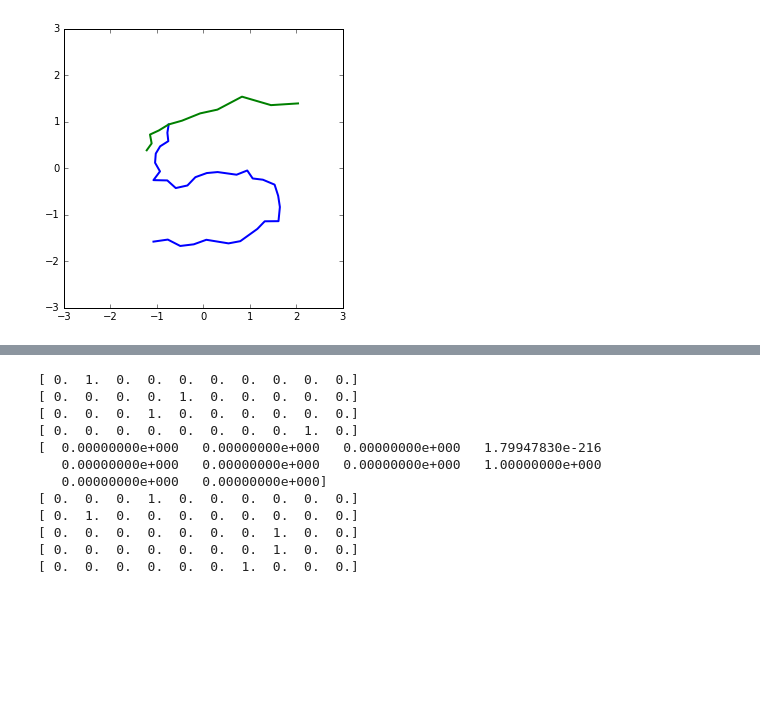
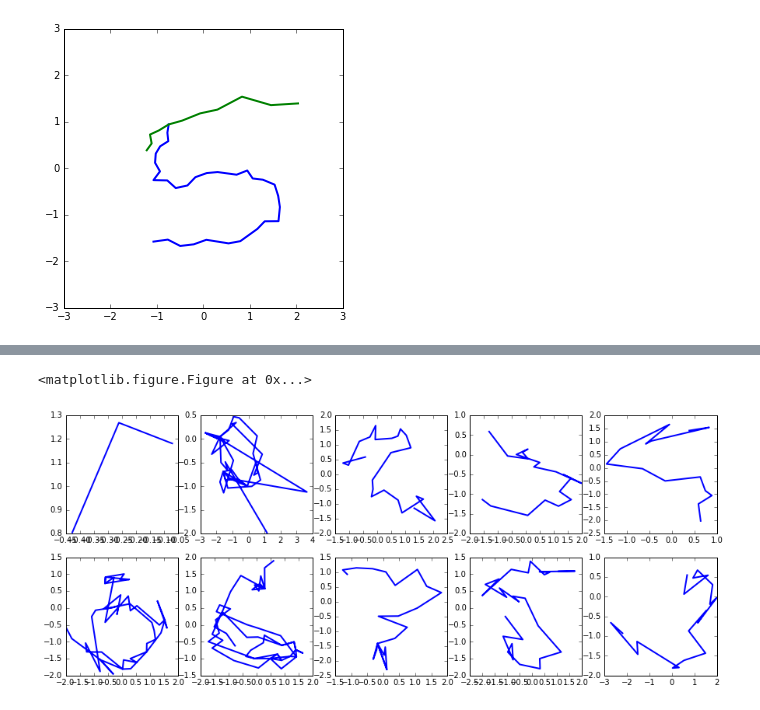
Before and after one commit to choucavalier/pendigits-hmm, a Jupyter notebook: Notebook.ipynb, the cells around one changed output, grey strips where cells are left out. Drawn from its saved outputs; the diff is of its cells as text; code cells hidden in the pictures; blank space fills up the shorter version.

```diff
--- a/Notebook.ipynb
+++ b/Notebook.ipynb
@@ -54,16 +54,6 @@ plotter.plot_digit(samplings[2][5], True)
-# %%
-for i in range(0, 10):
-    print(hidden_markov_models[i].hidden_markov_model.startprob_)
-# %% [output]
-[ 0.  1.  0.  0.  0.  0.  0.  0.  0.  0.]
-[ 0.  0.  0.  0.  1.  0.  0.  0.  0.  0.]
-[ 0.  0.  0.  1.  0.  0.  0.  0.  0.  0.]
-[ 0.  0.  0.  0.  0.  0.  0.  0.  1.  0.]
-[  0.00000000e+000   0.00000000e+000   0.00000000e+000   1.79947830e-216
-   0.00000000e+000   0.00000000e+000   0.00000000e+000   1.00000000e+000
-   0.00000000e+000   0.00000000e+000]
-[ 0.  0.  0.  1.  0.  0.  0.  0.  0.  0.]
-[ 0.  1.  0.  0.  0.  0.  0.  0.  0.  0.]
-[ 0.  0.  0.  0.  0.  0.  0.  1.  0.  0.]
-[ 0.  0.  0.  0.  0.  0.  0.  1.  0.  0.]
-[ 0.  0.  0.  0.  0.  0.  1.  0.  0.  0.]
+# %%
+pylab.rcParams['figure.figsize'] = (15, 6);
+plotter.plot_digit_samples(samplings)
+# %% [output]
+<matplotlib.figure.Figure at 0x...>
+[figure, added]
```
Also changed, not shown: parts of 3 cells of this notebook, 1 other file.
